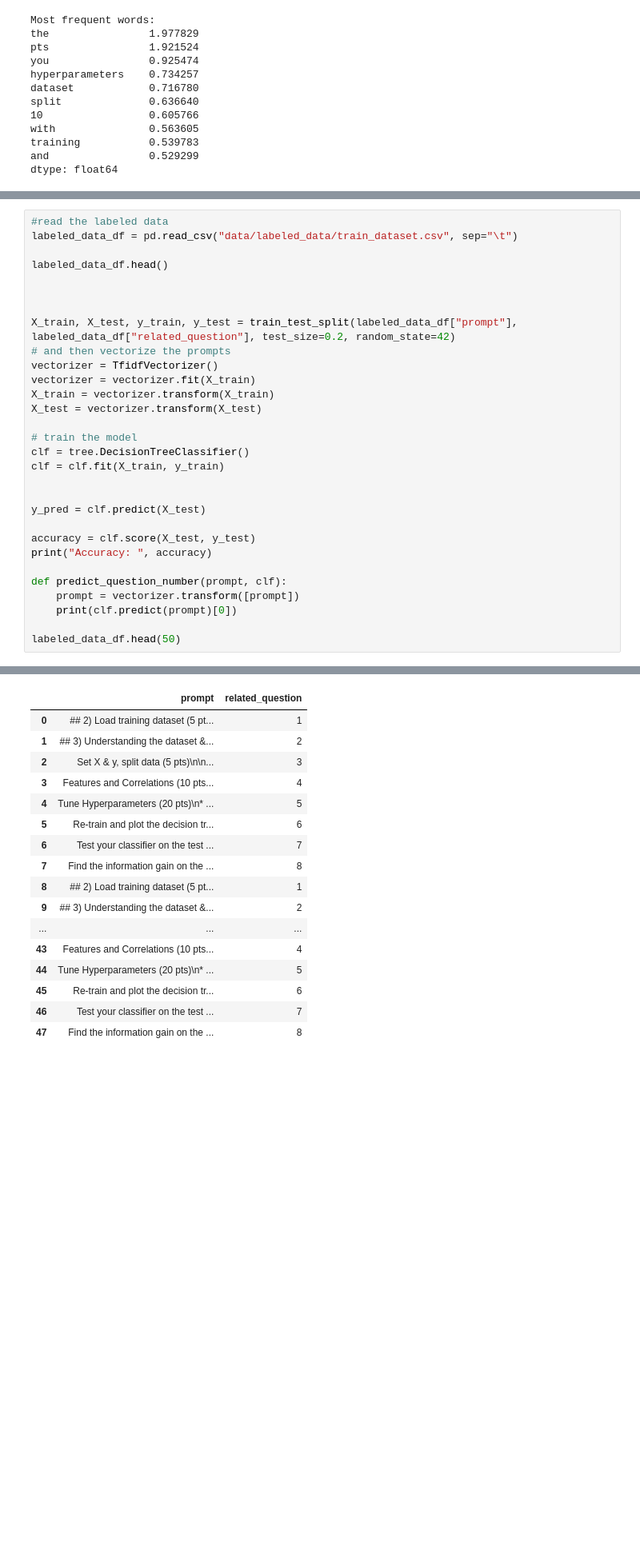
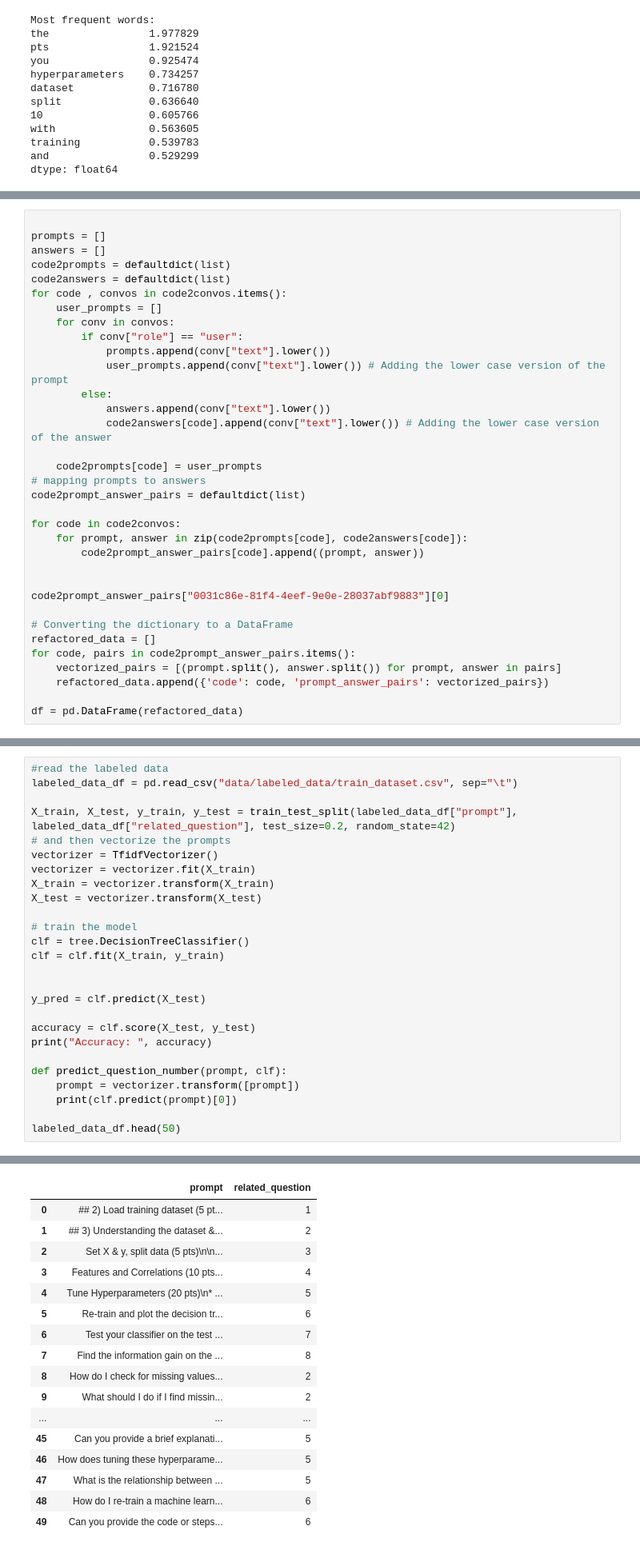
Before and after one commit to aydinaydemir/sabanciUniv-cs412-hw-score-prediction-term-project, a Jupyter notebook: hw_score_predict.ipynb, the cells around one changed output, grey strips where cells are left out. Shown at 80% size. Saved outputs shown, nothing was run; the diff lists cells and outputs as text; blank space fills up the shorter version.

```diff
--- a/hw_score_predict.ipynb
+++ b/hw_score_predict.ipynb
@@ -266,0 +238,34 @@ df.head()
+# %%
+
+prompts = []
+answers = []
+code2prompts = defaultdict(list)
+code2answers = defaultdict(list)
+for code , convos in code2convos.items():
+    user_prompts = []
+    for conv in convos:
+        if conv["role"] == "user":
+            prompts.append(conv["text"].lower())
+            user_prompts.append(conv["text"].lower()) # Adding the lower case version of the prompt
+        else:
+            answers.append(conv["text"].lower())
+            code2answers[code].append(conv["text"].lower()) # Adding the lower case version of the answer
+
+    code2prompts[code] = user_prompts
+# mapping prompts to answers
+code2prompt_answer_pairs = defaultdict(list)
+
+for code in code2convos:
+    for prompt, answer in zip(code2prompts[code], code2answers[code]):
+        code2prompt_answer_pairs[code].append((prompt, answer))
+
+
+code2prompt_answer_pairs["0031c86e-81f4-4eef-9e0e-28037abf9883"][0]
+
+# Converting the dictionary to a DataFrame
+refactored_data = []
+for code, pairs in code2prompt_answer_pairs.items():
+    vectorized_pairs = [(prompt.split(), answer.split()) for prompt, answer in pairs]
+    refactored_data.append({'code': code, 'prompt_answer_pairs': vectorized_pairs})
+
+df = pd.DataFrame(refactored_data)
@@ -326,10 +491,6 @@ plt.show()
 # %%
 #read the labeled data
 labeled_data_df = pd.read_csv("data/labeled_data/train_dataset.csv", sep="\t")
-
-labeled_data_df.head()
-
-
 
 X_train, X_test, y_train, y_test = train_test_split(labeled_data_df["prompt"], labeled_data_df["related_question"], test_size=0.2, random_state=42)
 # and then vectorize the prompts
@@ -337,41 +498,41 @@ vectorizer = TfidfVectorizer()
 vectorizer = vectorizer.fit(X_train)
 X_train = vectorizer.transform(X_train)
 X_test = vectorizer.transform(X_test)
 
 # train the model
 clf = tree.DecisionTreeClassifier()
 clf = clf.fit(X_train, y_train)
 
 
 y_pred = clf.predict(X_test)
 
 accuracy = clf.score(X_test, y_test)
 print("Accuracy: ", accuracy)
 
 def predict_question_number(prompt, clf):
     prompt = vectorizer.transform([prompt])
     print(clf.predict(prompt)[0])
 
 labeled_data_df.head(50)
 # %% [output]
 Accuracy:  1.0
 |  | prompt | related_question |
 | 0 | ## 2) Load training dataset (5 pt... | 1 |
 | 1 | ## 3) Understanding the dataset &... | 2 |
 | 2 | Set X & y, split data (5 pts)\n\n... | 3 |
 | 3 | Features and Correlations (10 pts... | 4 |
 | 4 | Tune Hyperparameters (20 pts)\n* ... | 5 |
 | 5 | Re-train and plot the decision tr... | 6 |
 | 6 | Test your classifier on the test ... | 7 |
 | 7 | Find the information gain on the ... | 8 |
-| 8 | ## 2) Load training dataset (5 pt... | 1 |
-| 9 | ## 3) Understanding the dataset &... | 2 |
+| 8 | How do I check for missing values... | 2 |
+| 9 | What should I do if I find missin... | 2 |
 | ... | ... | ... |
-| 43 | Features and Correlations (10 pts... | 4 |
-| 44 | Tune Hyperparameters (20 pts)\n* ... | 5 |
-| 45 | Re-train and plot the decision tr... | 6 |
-| 46 | Test your classifier on the test ... | 7 |
-| 47 | Find the information gain on the ... | 8 |
+| 45 | Can you provide a brief explanati... | 5 |
+| 46 | How does tuning these hyperparame... | 5 |
+| 47 | What is the relationship between ... | 5 |
+| 48 | How do I re-train a machine learn... | 6 |
+| 49 | Can you provide the code or steps... | 6 |
 # %%
 from sklearn.feature_extraction.text import TfidfVectorizer
 from sklearn.model_selection import train_test_split
```
Also changed, not shown: parts of 20 cells of this notebook, 6 other files.
